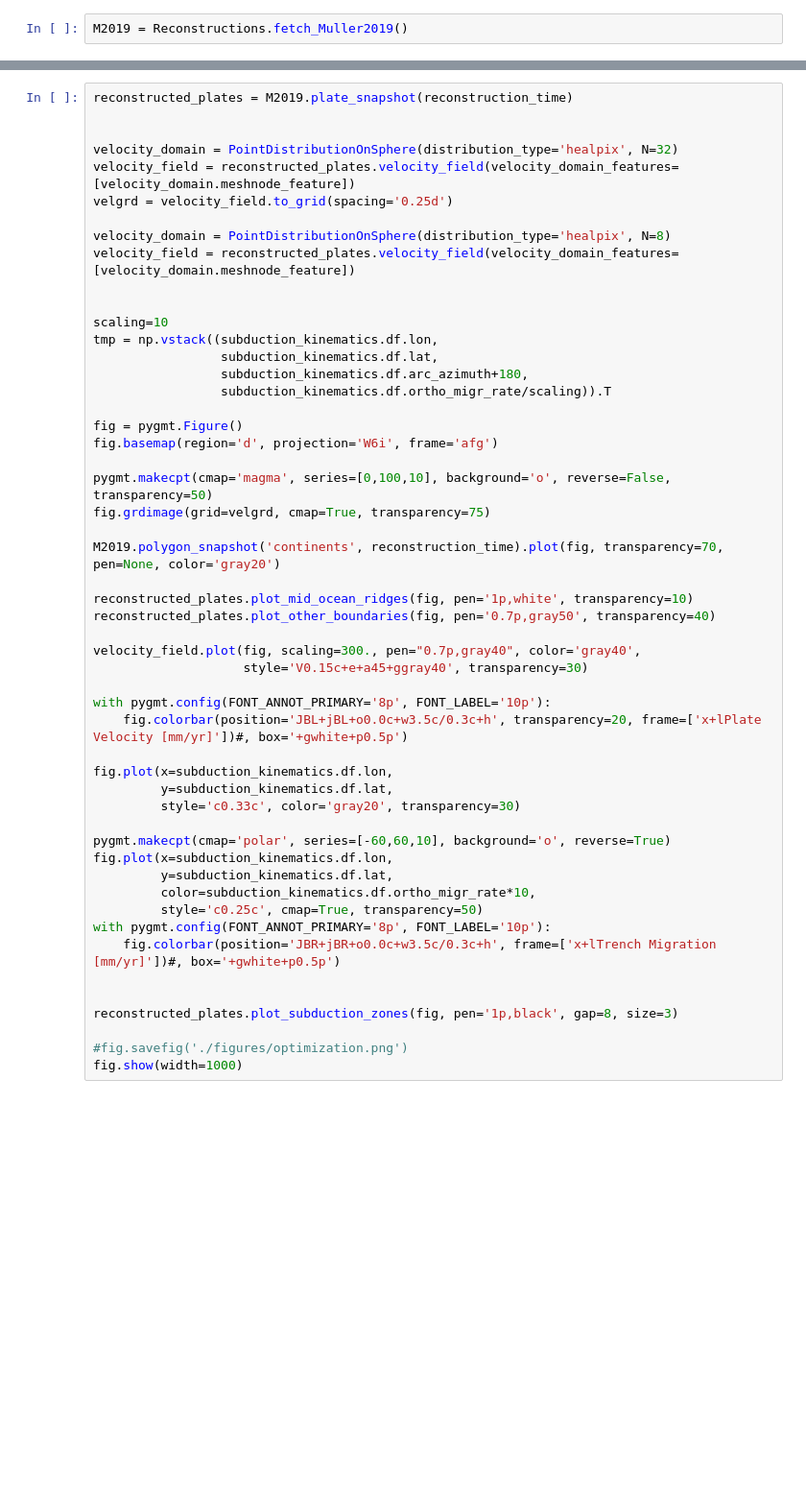
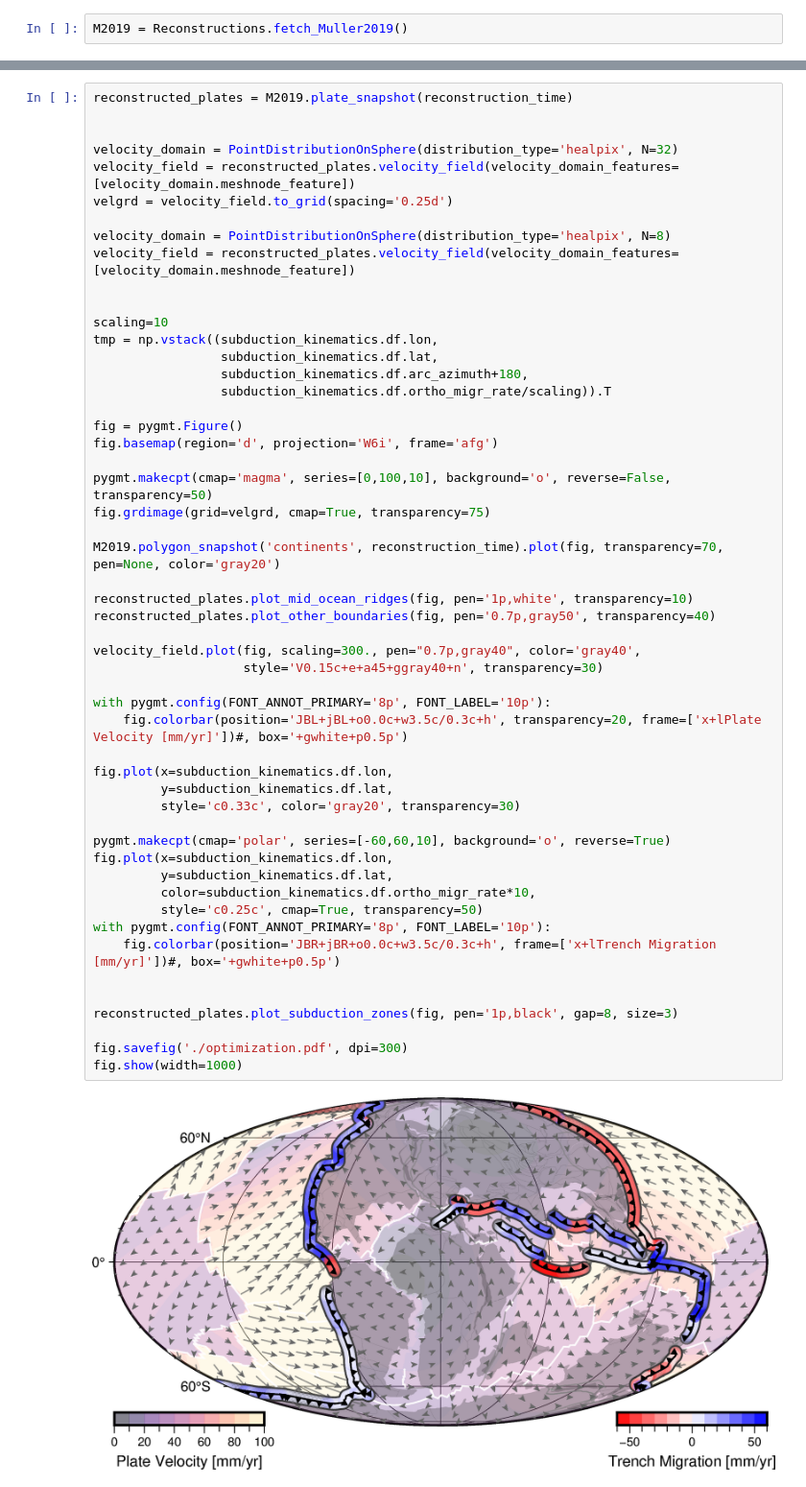
Before and after one commit to siwill22/Deconstructing-Plate-Tectonic-Reconstructions, a Jupyter notebook: Box1/Optimisation.ipynb, the cells around one changed output, grey strips where cells are left out. Shown at 96% size. Saved outputs shown, nothing was run; the diff lists cells and outputs as text; blank space fills up the shorter version.

```diff
--- a/Box1/Optimisation.ipynb
+++ b/Box1/Optimisation.ipynb
@@ -53,32 +60,34 @@ fig.basemap(region='d', projection='W6i', frame='afg')
 
 pygmt.makecpt(cmap='magma', series=[0,100,10], background='o', reverse=False, transparency=50)
 fig.grdimage(grid=velgrd, cmap=True, transparency=75)
 
 M2019.polygon_snapshot('continents', reconstruction_time).plot(fig, transparency=70, pen=None, color='gray20')
 
 reconstructed_plates.plot_mid_ocean_ridges(fig, pen='1p,white', transparency=10)
 reconstructed_plates.plot_other_boundaries(fig, pen='0.7p,gray50', transparency=40)
 
 velocity_field.plot(fig, scaling=300., pen="0.7p,gray40", color='gray40',
-                    style='V0.15c+e+a45+ggray40', transparency=30)
+                    style='V0.15c+e+a45+ggray40+n', transparency=30)
 
 with pygmt.config(FONT_ANNOT_PRIMARY='8p', FONT_LABEL='10p'):
     fig.colorbar(position='JBL+jBL+o0.0c+w3.5c/0.3c+h', transparency=20, frame=['x+lPlate Velocity [mm/yr]'])#, box='+gwhite+p0.5p')
 
 fig.plot(x=subduction_kinematics.df.lon,
          y=subduction_kinematics.df.lat,
          style='c0.33c', color='gray20', transparency=30)
 
 pygmt.makecpt(cmap='polar', series=[-60,60,10], background='o', reverse=True)
 fig.plot(x=subduction_kinematics.df.lon,
          y=subduction_kinematics.df.lat,
          color=subduction_kinematics.df.ortho_migr_rate*10,
          style='c0.25c', cmap=True, transparency=50)
 with pygmt.config(FONT_ANNOT_PRIMARY='8p', FONT_LABEL='10p'):
     fig.colorbar(position='JBR+jBR+o0.0c+w3.5c/0.3c+h', frame=['x+lTrench Migration [mm/yr]'])#, box='+gwhite+p0.5p')
 
 
 reconstructed_plates.plot_subduction_zones(fig, pen='1p,black', gap=8, size=3)
 
-#fig.savefig('./figures/optimization.png')
+fig.savefig('./optimization.pdf', dpi=300)
 fig.show(width=1000)
+# %% [output]
+[figure, added]
```
Also changed, not shown: parts of 2 cells of this notebook.
